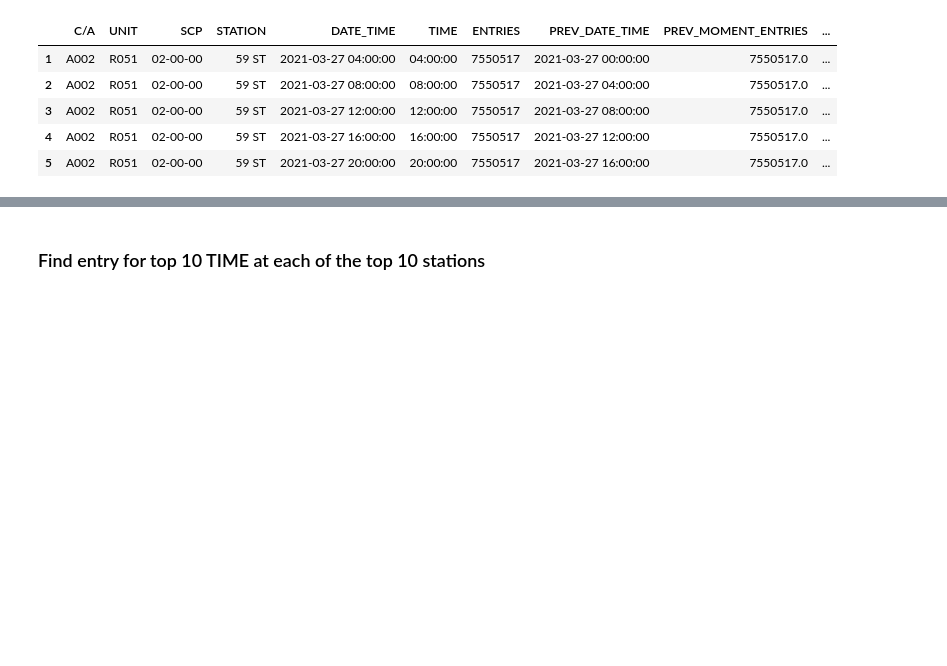
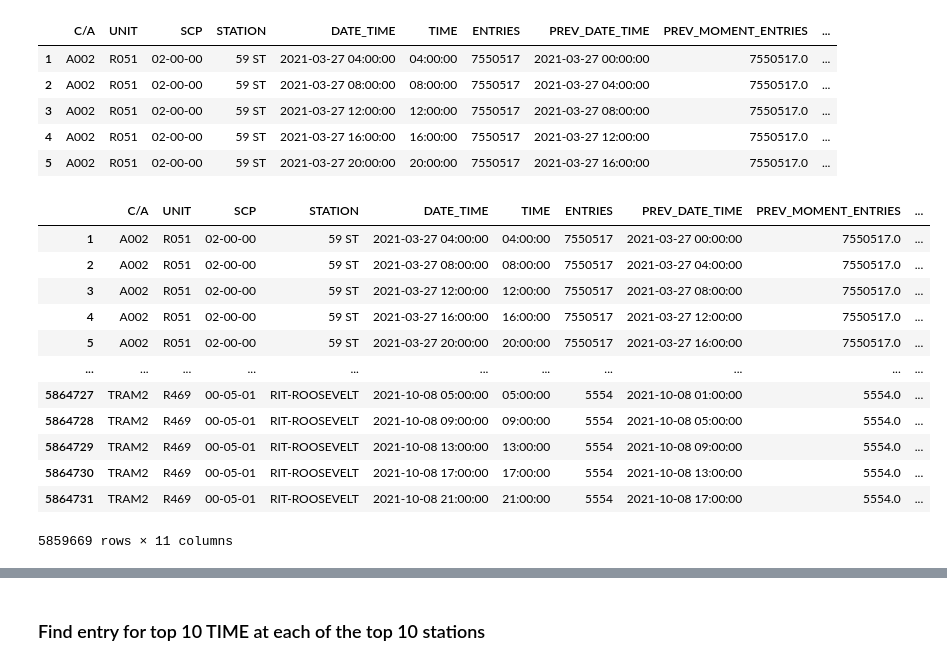
Before and after one commit to CrazyRabbitYingqing/MTA_EDA_Project1, a Jupyter notebook: Analysis_Code_Yingqing_Qiu.ipynb, the cells around one changed output, grey strips where cells are left out. Cells and saved outputs as stored; diff of their text form; code cells hidden in the pictures; blank space fills up the shorter version.

```diff
--- a/Analysis_Code_Yingqing_Qiu.ipynb
+++ b/Analysis_Code_Yingqing_Qiu.ipynb
@@ -154,4 +154,21 @@ turnstiles_moment.head()
 | 3 | A002 | R051 | 02-00-00 | 59 ST | 2021-03-27 12:00:00 | 12:00:00 | 7550517 | 2021-03-27 08:00:00 | 7550517.0 | ... |
 | 4 | A002 | R051 | 02-00-00 | 59 ST | 2021-03-27 16:00:00 | 16:00:00 | 7550517 | 2021-03-27 12:00:00 | 7550517.0 | ... |
 | 5 | A002 | R051 | 02-00-00 | 59 ST | 2021-03-27 20:00:00 | 20:00:00 | 7550517 | 2021-03-27 16:00:00 | 7550517.0 | ... |
+# %%
+turnstiles_block = turnstiles_moment
+turnstiles_block["HOURS"] = turnstiles_block["DATE_TIME"].dt.hour
+# %% [output]
+|  | C/A | UNIT | SCP | STATION | DATE_TIME | TIME | ENTRIES | PREV_DATE_TIME | PREV_MOMENT_ENTRIES | ... |
+| 1 | A002 | R051 | 02-00-00 | 59 ST | 2021-03-27 04:00:00 | 04:00:00 | 7550517 | 2021-03-27 00:00:00 | 7550517.0 | ... |
+| 2 | A002 | R051 | 02-00-00 | 59 ST | 2021-03-27 08:00:00 | 08:00:00 | 7550517 | 2021-03-27 04:00:00 | 7550517.0 | ... |
+| 3 | A002 | R051 | 02-00-00 | 59 ST | 2021-03-27 12:00:00 | 12:00:00 | 7550517 | 2021-03-27 08:00:00 | 7550517.0 | ... |
+| 4 | A002 | R051 | 02-00-00 | 59 ST | 2021-03-27 16:00:00 | 16:00:00 | 7550517 | 2021-03-27 12:00:00 | 7550517.0 | ... |
+| 5 | A002 | R051 | 02-00-00 | 59 ST | 2021-03-27 20:00:00 | 20:00:00 | 7550517 | 2021-03-27 16:00:00 | 7550517.0 | ... |
+| ... | ... | ... | ... | ... | ... | ... | ... | ... | ... | ... |
+| 5864727 | TRAM2 | R469 | 00-05-01 | RIT-ROOSEVELT | 2021-10-08 05:00:00 | 05:00:00 | 5554 | 2021-10-08 01:00:00 | 5554.0 | ... |
+| 5864728 | TRAM2 | R469 | 00-05-01 | RIT-ROOSEVELT | 2021-10-08 09:00:00 | 09:00:00 | 5554 | 2021-10-08 05:00:00 | 5554.0 | ... |
+| 5864729 | TRAM2 | R469 | 00-05-01 | RIT-ROOSEVELT | 2021-10-08 13:00:00 | 13:00:00 | 5554 | 2021-10-08 09:00:00 | 5554.0 | ... |
+| 5864730 | TRAM2 | R469 | 00-05-01 | RIT-ROOSEVELT | 2021-10-08 17:00:00 | 17:00:00 | 5554 | 2021-10-08 13:00:00 | 5554.0 | ... |
+| 5864731 | TRAM2 | R469 | 00-05-01 | RIT-ROOSEVELT | 2021-10-08 21:00:00 | 21:00:00 | 5554 | 2021-10-08 17:00:00 | 5554.0 | ... |
+5859669 rows × 11 columns
 # %%
```
Also changed, not shown: parts of 5 cells of this notebook, 4 other files.
